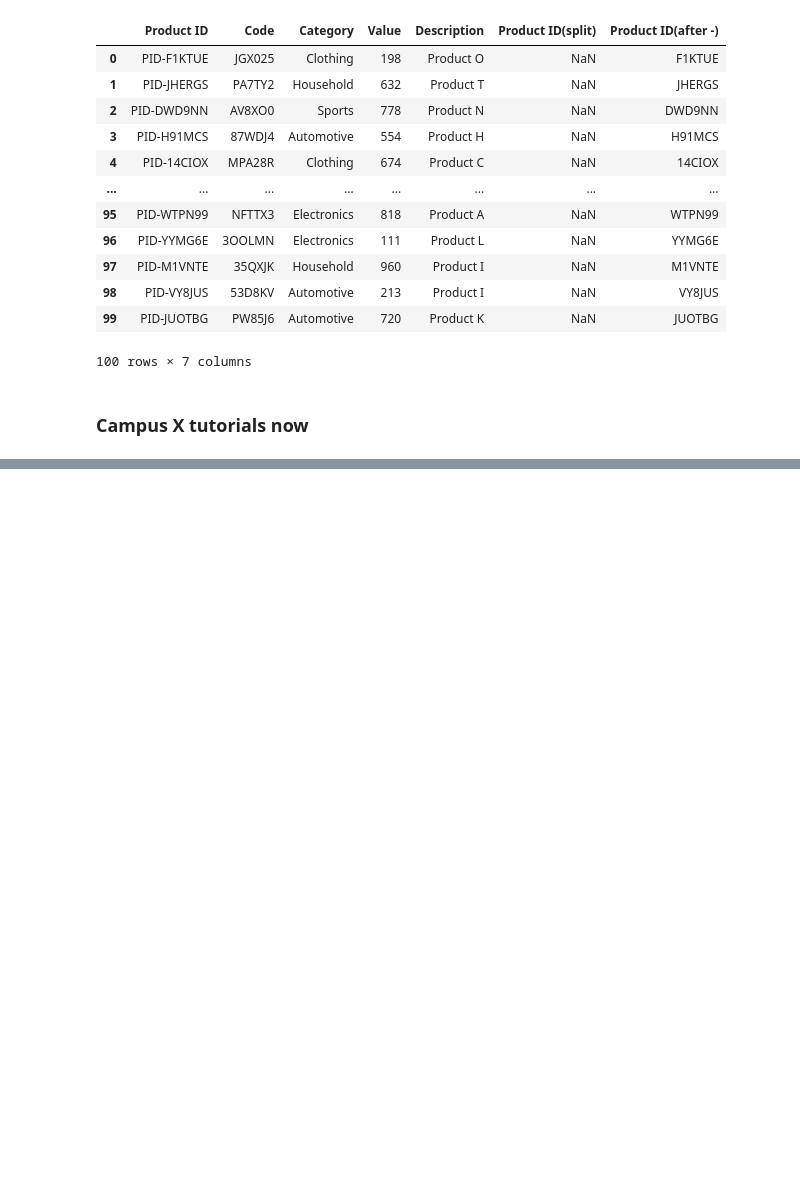
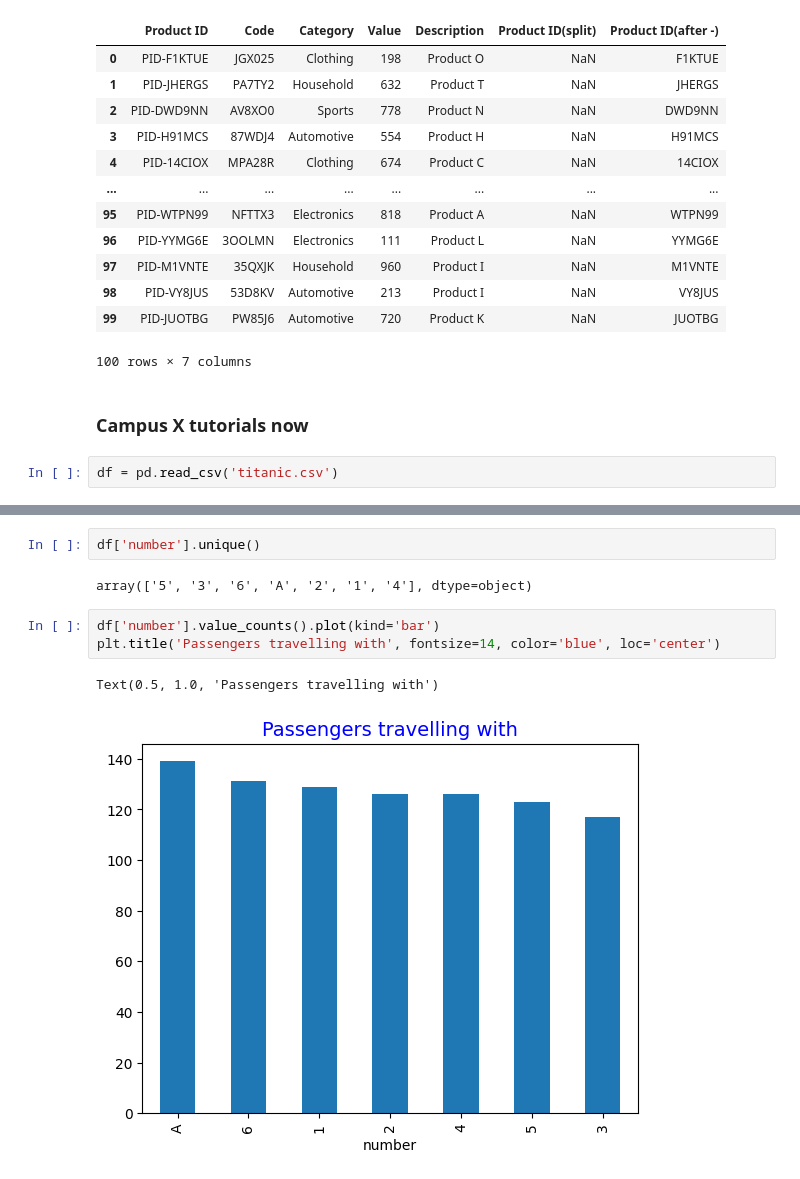
Before and after one commit to shivam188132/MY_machine_learning, a Jupyter notebook: Handling mixed variables(feature engineering).ipynb, the cells around one changed output, grey strips where cells are left out. Drawn from its saved outputs; the diff is of its cells as text; blank space fills up the shorter version.

```diff
--- a/Handling mixed variables(feature engineering).ipynb
+++ b/Handling mixed variables(feature engineering).ipynb
@@ -175,3 +187,5 @@ df
 100 rows × 7 columns
 # %% [markdown]
 ### Campus X tutorials now
+# %%
+df = pd.read_csv('titanic.csv')
@@ -177,0 +201,10 @@ df
+# %%
+df['number'].unique()
+# %% [output]
+array(['5', '3', '6', 'A', '2', '1', '4'], dtype=object)
+# %%
+df['number'].value_counts().plot(kind='bar')
+plt.title('Passengers travelling with', fontsize=14, color='blue', loc='center')
+# %% [output]
+Text(0.5, 1.0, 'Passengers travelling with')
+[figure, added]
```
Also changed, not shown: parts of 22 cells of this notebook, 2 other files.
